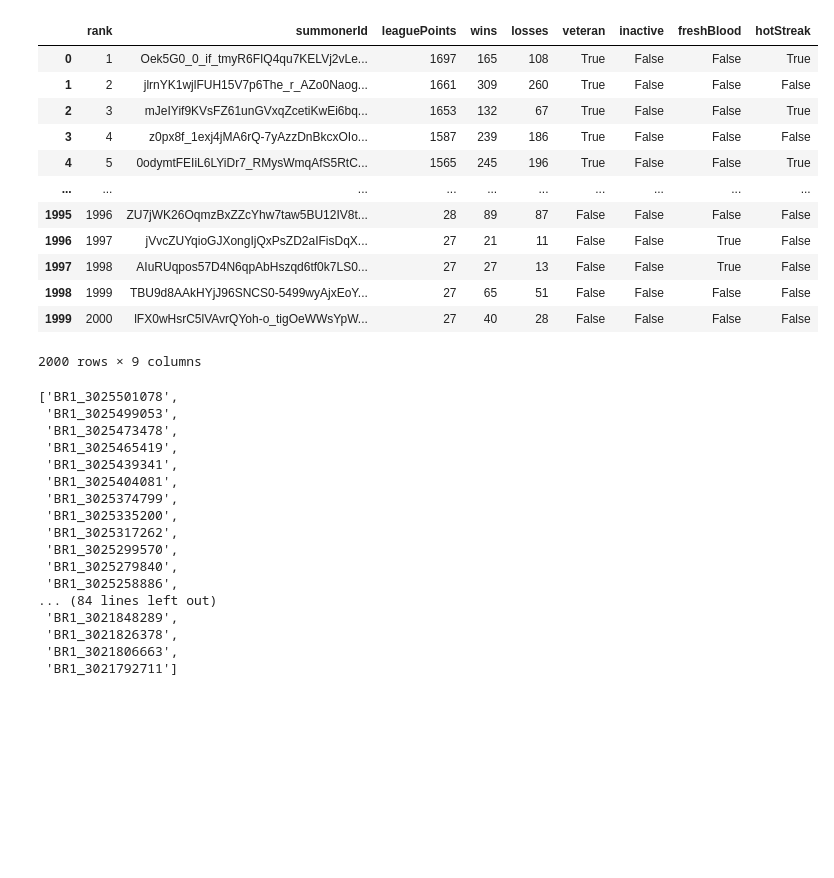
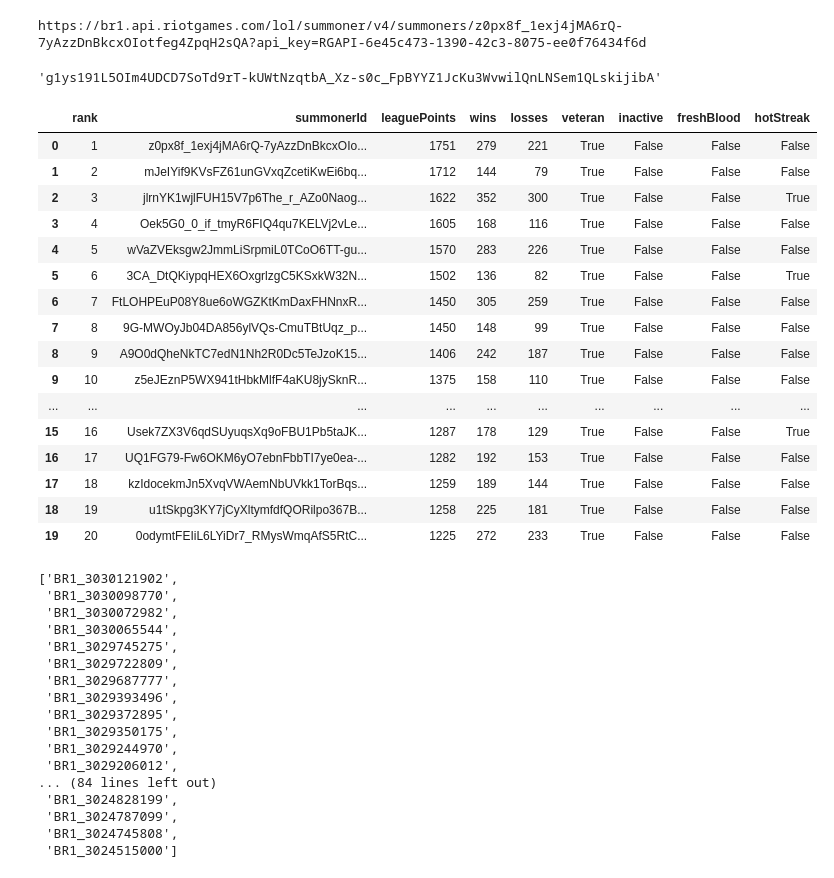
Before and after one commit to lcsigzs/soloq_lol, a Jupyter notebook: Project/sandbox.ipynb, the cells around one changed output. Drawn from its saved outputs; the diff is of its cells as text; code cells hidden in the pictures; blank space fills up the shorter version.

```diff
--- a/Project/sandbox.ipynb
+++ b/Project/sandbox.ipynb
@@ -267,40 +266,49 @@ def process_match_json(match_json, puuid):
 
     })
     return matchDF
+# %%
+get_puuid(summonerId='z0px8f_1exj4jMA6rQ-7yAzzDnBkcxOIotfeg4ZpqH2sQA', region='br1')
+# %% [output]
+https://br1.api.riotgames.com/lol/summoner/v4/summoners/z0px8f_1exj4jMA6rQ-7yAzzDnBkcxOIotfeg4ZpqH2sQA?api_key=RGAPI-6e45c473-1390-42c3-8075-ee0f76434f6d
+'g1ys191L5OIm4UDCD7SoTd9rT-kUWtNzqtbA_Xz-s0c_FpBYYZ1JcKu3WvwilQnLNSem1QLskijibA'
 # %%
-get_ladder(2000)
+get_ladder(20)
 # %% [output]
 |  | rank | summonerId | leaguePoints | wins | losses | veteran | inactive | freshBlood | hotStreak |
-| 0 | 1 | Oek5G0_0_if_tmyR6FIQ4qu7KELVj2vLe... | 1697 | 165 | 108 | True | False | False | True |
-| 1 | 2 | jlrnYK1wjlFUH15V7p6The_r_AZo0Naog... | 1661 | 309 | 260 | True | False | False | False |
-| 2 | 3 | mJeIYif9KVsFZ61unGVxqZcetiKwEi6bq... | 1653 | 132 | 67 | True | False | False | True |
-| 3 | 4 | z0px8f_1exj4jMA6rQ-7yAzzDnBkcxOIo... | 1587 | 239 | 186 | True | False | False | False |
-| 4 | 5 | 0odymtFEIiL6LYiDr7_RMysWmqAfS5RtC... | 1565 | 245 | 196 | True | False | False | True |
+| 0 | 1 | z0px8f_1exj4jMA6rQ-7yAzzDnBkcxOIo... | 1751 | 279 | 221 | True | False | False | False |
+| 1 | 2 | mJeIYif9KVsFZ61unGVxqZcetiKwEi6bq... | 1712 | 144 | 79 | True | False | False | False |
+| 2 | 3 | jlrnYK1wjlFUH15V7p6The_r_AZo0Naog... | 1622 | 352 | 300 | True | False | False | True |
+| 3 | 4 | Oek5G0_0_if_tmyR6FIQ4qu7KELVj2vLe... | 1605 | 168 | 116 | True | False | False | False |
+| 4 | 5 | wVaZVEksgw2JmmLiSrpmiL0TCoO6TT-gu... | 1570 | 283 | 226 | True | False | False | False |
+| 5 | 6 | 3CA_DtQKiypqHEX6OxgrlzgC5KSxkW32N... | 1502 | 136 | 82 | True | False | False | True |
+| 6 | 7 | FtLOHPEuP08Y8ue6oWGZKtKmDaxFHNnxR... | 1450 | 305 | 259 | True | False | False | False |
+| 7 | 8 | 9G-MWOyJb04DA856ylVQs-CmuTBtUqz_p... | 1450 | 148 | 99 | True | False | False | False |
+| 8 | 9 | A9O0dQheNkTC7edN1Nh2R0Dc5TeJzoK15... | 1406 | 242 | 187 | True | False | False | False |
+| 9 | 10 | z5eJEznP5WX941tHbkMlfF4aKU8jySknR... | 1375 | 158 | 110 | True | False | False | False |
 | ... | ... | ... | ... | ... | ... | ... | ... | ... | ... |
-| 1995 | 1996 | ZU7jWK26OqmzBxZZcYhw7taw5BU12IV8t... | 28 | 89 | 87 | False | False | False | False |
-| 1996 | 1997 | jVvcZUYqioGJXongIjQxPsZD2aIFisDqX... | 27 | 21 | 11 | False | False | True | False |
-| 1997 | 1998 | AIuRUqpos57D4N6qpAbHszqd6tf0k7LS0... | 27 | 27 | 13 | False | False | True | False |
-| 1998 | 1999 | TBU9d8AAkHYjJ96SNCS0-5499wyAjxEoY... | 27 | 65 | 51 | False | False | False | False |
-| 1999 | 2000 | lFX0wHsrC5lVAvrQYoh-o_tigOeWWsYpW... | 27 | 40 | 28 | False | False | False | False |
+| 15 | 16 | Usek7ZX3V6qdSUyuqsXq9oFBU1Pb5taJK... | 1287 | 178 | 129 | True | False | False | True |
+| 16 | 17 | UQ1FG79-Fw6OKM6yO7ebnFbbTI7ye0ea-... | 1282 | 192 | 153 | True | False | False | False |
+| 17 | 18 | kzIdocekmJn5XvqVWAemNbUVkk1TorBqs... | 1259 | 189 | 144 | True | False | False | False |
+| 18 | 19 | u1tSkpg3KY7jCyXltymfdfQORilpo367B... | 1258 | 225 | 181 | True | False | False | False |
+| 19 | 20 | 0odymtFEIiL6LYiDr7_RMysWmqAfS5RtC... | 1225 | 272 | 233 | True | False | False | False |
-2000 rows × 9 columns
 # %%
-get_match_history(region='americas', puuid='GKKegb3YqLoWBIQMwQvErzMjMgEGQz9hp7UQP4A8gfdpFeLZSZiXhgYmuWOE_LhexsXRJaFmD7MhEw', start=0, count=100)
+get_match_history(region='americas', puuid='g1ys191L5OIm4UDCD7SoTd9rT-kUWtNzqtbA_Xz-s0c_FpBYYZ1JcKu3WvwilQnLNSem1QLskijibA', start=0, count=100)
 # %% [output]
-['BR1_3025501078',
- 'BR1_3025499053',
- 'BR1_3025473478',
- 'BR1_3025465419',
- 'BR1_3025439341',
- 'BR1_3025404081',
- 'BR1_3025374799',
- 'BR1_3025335200',
- 'BR1_3025317262',
- 'BR1_3025299570',
- 'BR1_3025279840',
- 'BR1_3025258886',
+['BR1_3030121902',
+ 'BR1_3030098770',
+ 'BR1_3030072982',
+ 'BR1_3030065544',
+ 'BR1_3029745275',
+ 'BR1_3029722809',
+ 'BR1_3029687777',
+ 'BR1_3029393496',
+ 'BR1_3029372895',
+ 'BR1_3029350175',
+ 'BR1_3029244970',
+ 'BR1_3029206012',
 ... (84 lines left out)
- 'BR1_3021848289',
- 'BR1_3021826378',
- 'BR1_3021806663',
- 'BR1_3021792711']
+ 'BR1_3024828199',
+ 'BR1_3024787099',
+ 'BR1_3024745808',
+ 'BR1_3024515000']
 # %%
```
Also changed, not shown: parts of 10 cells of this notebook, 1 other file.
